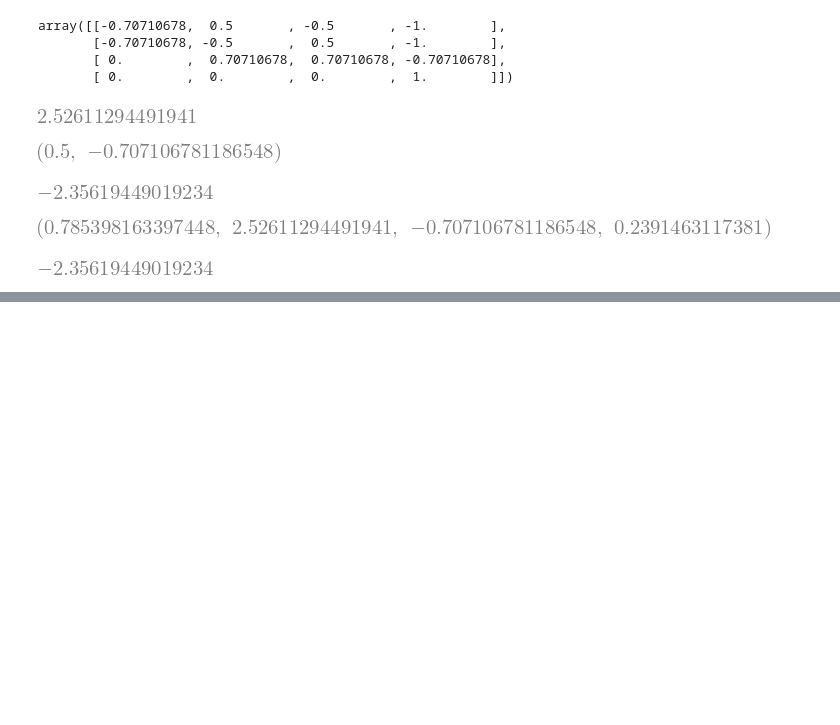
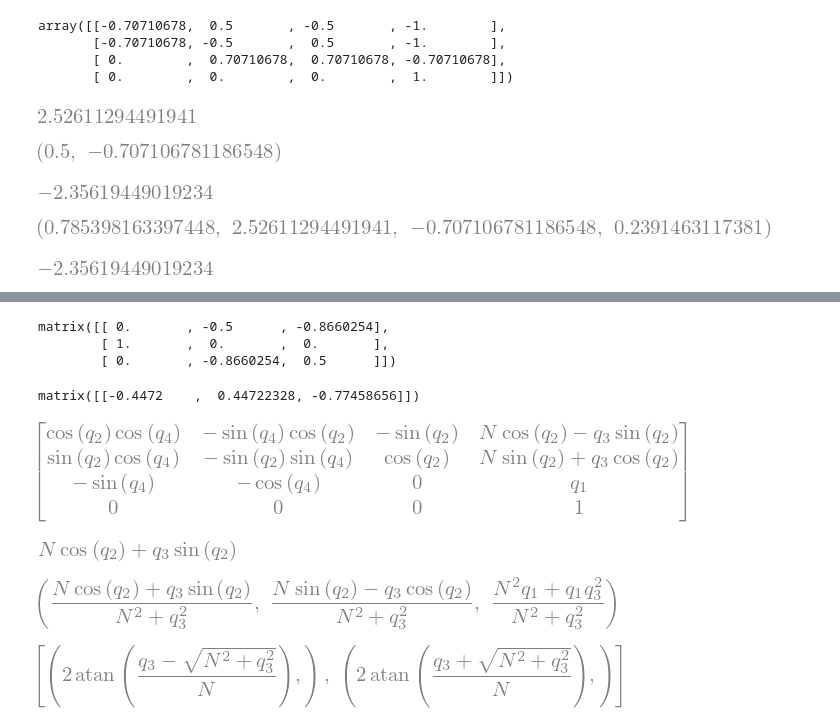
Before and after one commit to dario-loi/robotics_I_scripts, a Jupyter notebook: scrapbook.ipynb, the cells around one changed output, grey strips where cells are left out. Cells and saved outputs as stored; diff of their text form; code cells hidden in the pictures; blank space fills up the shorter version.

```diff
--- a/scrapbook.ipynb
+++ b/scrapbook.ipynb
@@ -163,0 +188,21 @@ alpha, theta, d, a
+# %%
+R
+# %% [output]
+matrix([[ 0.       , -0.5      , -0.8660254],
+        [ 1.       ,  0.       ,  0.       ],
+        [ 0.       , -0.8660254,  0.5      ]])
+# %%
+Ri @ np.array([-0.4472, -0.4472, 0.7746])
+# %% [output]
+matrix([[-0.4472    ,  0.44722328, -0.77458656]])
+# %%
+dh_table = np.array([
+    ["0", "0", "q1", "0"],
+    ["N", "-pi/2", "0", "q2"],
+    ["0", "0", "q3", "0"],
+    ["0", "0", "0", "q4"]
+])
+# %%
+pr.den_hart.mat_dh_symbolic(dh_table)
+# %% [output]
+[figure, added]
@@ -163,0 +262,12 @@ alpha, theta, d, a
+# %%
+M1.det()
+# %% [output]
+[figure, added]
+# %%
+M1.det() / A.det(), M2.det() / A.det(), M3.det() / A.det()
+# %% [output]
+[figure, added]
+# %%
+solve((M1.det() / A.det(), M2.det() / A.det(), M3.det() / A.det()), [q2])
+# %% [output]
+[figure, added]
```
Also changed, not shown: parts of 5 cells of this notebook, 6 other files.
